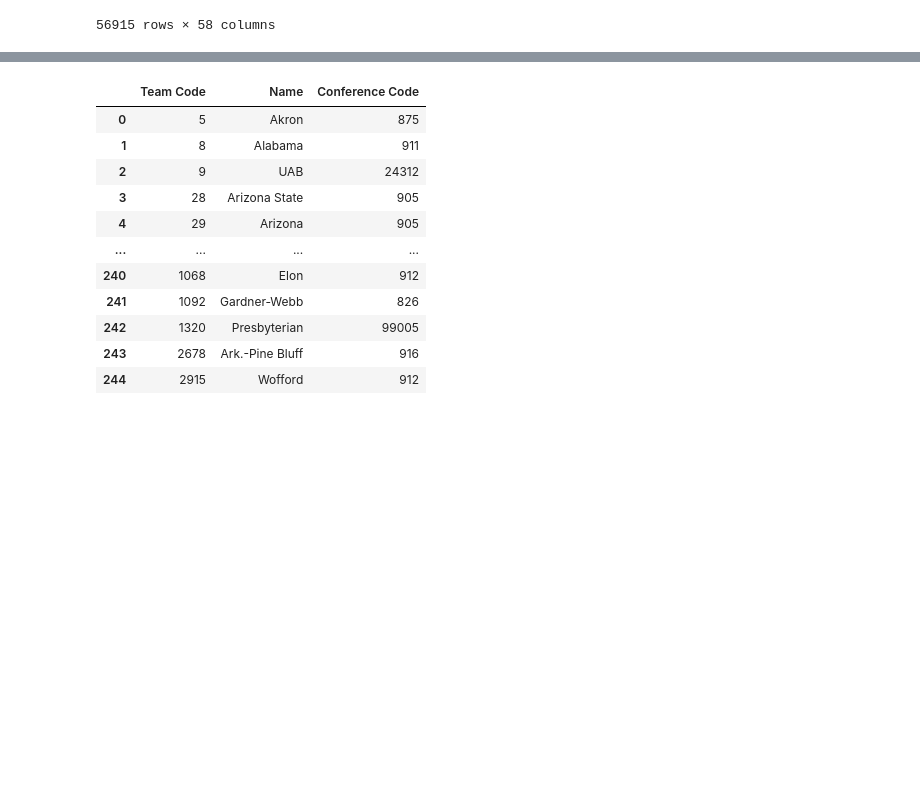
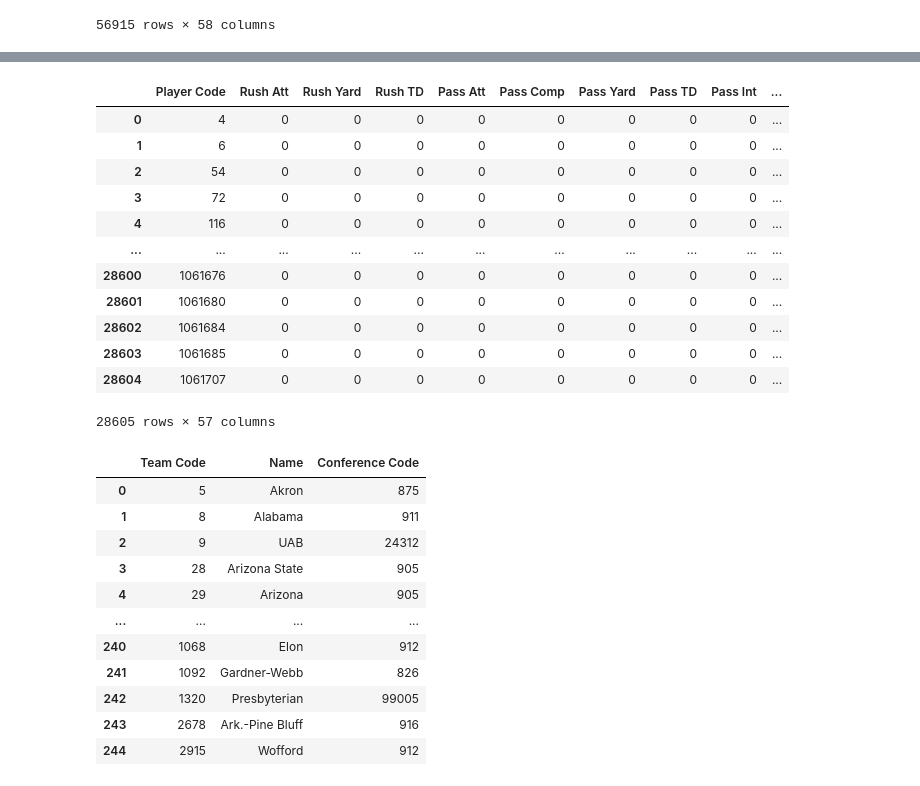
Before and after one commit to kevgross89/Phase-3-Project, a Jupyter notebook: Phase 3 NFL Project- With College Stats.ipynb, the cells around one changed output, grey strips where cells are left out. Cells and saved outputs as stored; diff of their text form; code cells hidden in the pictures; blank space fills up the shorter version.

```diff
--- a/Phase 3 NFL Project- With College Stats.ipynb
+++ b/Phase 3 NFL Project- With College Stats.ipynb
@@ -147,3 +138,21 @@ all_players_stats
+# %%
+all_players_stats = all_players_stats.groupby('Player Code').sum().reset_index()
+
+all_players_stats
+# %% [output]
+|  | Player Code | Rush Att | Rush Yard | Rush TD | Pass Att | Pass Comp | Pass Yard | Pass TD | Pass Int | ... |
+| 0 | 4 | 0 | 0 | 0 | 0 | 0 | 0 | 0 | 0 | ... |
+| 1 | 6 | 0 | 0 | 0 | 0 | 0 | 0 | 0 | 0 | ... |
+| 2 | 54 | 0 | 0 | 0 | 0 | 0 | 0 | 0 | 0 | ... |
+| 3 | 72 | 0 | 0 | 0 | 0 | 0 | 0 | 0 | 0 | ... |
+| 4 | 116 | 0 | 0 | 0 | 0 | 0 | 0 | 0 | 0 | ... |
+| ... | ... | ... | ... | ... | ... | ... | ... | ... | ... | ... |
+| 28600 | 1061676 | 0 | 0 | 0 | 0 | 0 | 0 | 0 | 0 | ... |
+| 28601 | 1061680 | 0 | 0 | 0 | 0 | 0 | 0 | 0 | 0 | ... |
+| 28602 | 1061684 | 0 | 0 | 0 | 0 | 0 | 0 | 0 | 0 | ... |
+| 28603 | 1061685 | 0 | 0 | 0 | 0 | 0 | 0 | 0 | 0 | ... |
+| 28604 | 1061707 | 0 | 0 | 0 | 0 | 0 | 0 | 0 | 0 | ... |
+28605 rows × 57 columns
 # %%
 team_names = pd.read_csv('Data/cfbstats-com-2009/team.csv')
 
```
Also changed, not shown: parts of 6 cells of this notebook.
